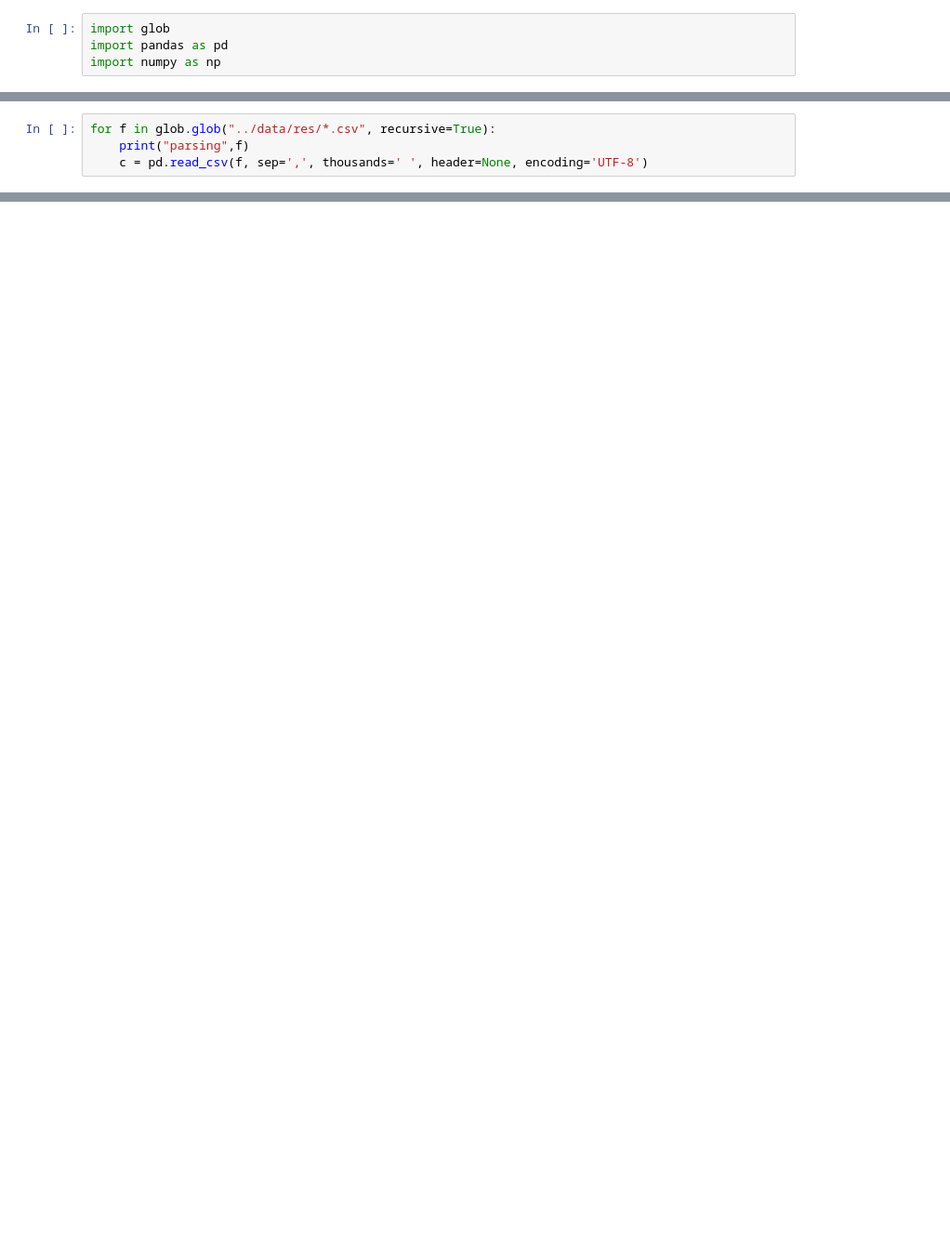
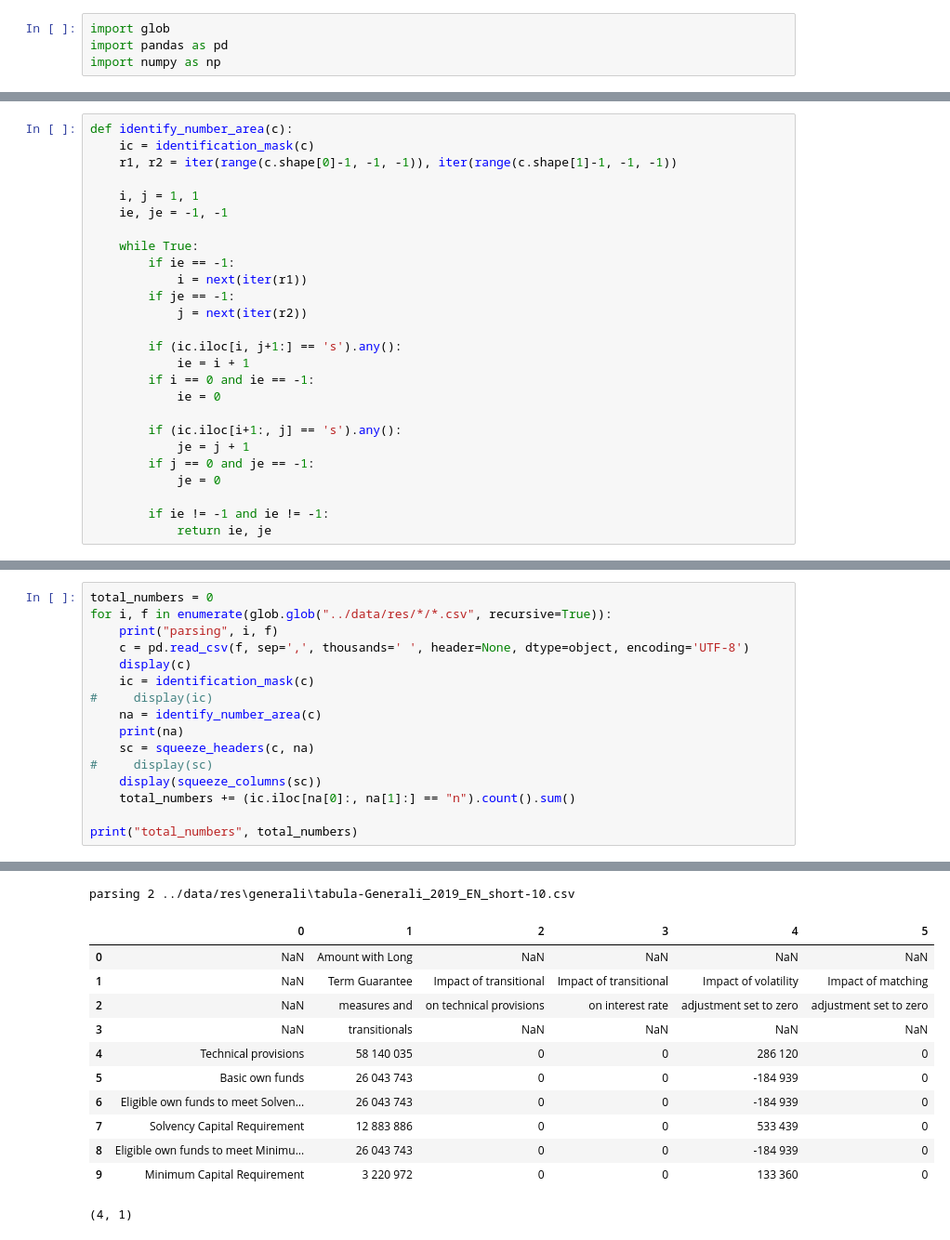
Before and after one commit to chopin57otu/beautify_table, a Jupyter notebook: sfcr_parsing/dev.ipynb, the cells around one changed output, grey strips where cells are left out. Shown at 93% size. Drawn from its saved outputs; the diff is of its cells as text; blank space fills up the shorter version.

Commit message:
add generali data

```diff
--- a/sfcr_parsing/dev.ipynb
+++ b/sfcr_parsing/dev.ipynb
@@ -4,0 +66,26 @@ import numpy as np
+# %%
+def identify_number_area(c):
+    ic = identification_mask(c)
+    r1, r2 = iter(range(c.shape[0]-1, -1, -1)), iter(range(c.shape[1]-1, -1, -1))
+
+    i, j = 1, 1
+    ie, je = -1, -1
+
+    while True:
+        if ie == -1:
+            i = next(iter(r1))
+        if je == -1:
+            j = next(iter(r2))
+
+        if (ic.iloc[i, j+1:] == 's').any():
+            ie = i + 1
+        if i == 0 and ie == -1:
+            ie = 0
+
+        if (ic.iloc[i+1:, j] == 's').any():
+            je = j + 1
+        if j == 0 and je == -1:
+            je = 0
+
+        if ie != -1 and ie != -1:
+            return ie, je
@@ -5,5 +137,17 @@ import numpy as np
 # %%
-for f in glob.glob("../data/res/*.csv", recursive=True):
-    print("parsing",f)
-    c = pd.read_csv(f, sep=',', thousands=' ', header=None, encoding='UTF-8')
+total_numbers = 0
+for i, f in enumerate(glob.glob("../data/res/*/*.csv", recursive=True)):
+    print("parsing", i, f)
+    c = pd.read_csv(f, sep=',', thousands=' ', header=None, dtype=object, encoding='UTF-8')
+    display(c)
+    ic = identification_mask(c)
+#     display(ic)
+    na = identify_number_area(c)
+    print(na)
+    sc = squeeze_headers(c, na)
+#     display(sc)
+    display(squeeze_columns(sc))
+    total_numbers += (ic.iloc[na[0]:, na[1]:] == "n").count().sum()
+
+print("total_numbers", total_numbers)
 # %% [output]
@@ -10,0 +228,13 @@ parsing ../data/res\tabula-koop-zprava-sfcr-2020.csv
+parsing 2 ../data/res\generali\tabula-Generali_2019_EN_short-10.csv
+|  | 0 | 1 | 2 | 3 | 4 | 5 |
+| 0 | NaN | Amount with Long | NaN | NaN | NaN | NaN |
+| 1 | NaN | Term Guarantee | Impact of transitional | Impact of transitional | Impact of volatility | Impact of matching |
+| 2 | NaN | measures and | on technical provisions | on interest rate | adjustment set to zero | adjustment set to zero |
+| 3 | NaN | transitionals | NaN | NaN | NaN | NaN |
+| 4 | Technical provisions | 58 140 035 | 0 | 0 | 286 120 | 0 |
+| 5 | Basic own funds | 26 043 743 | 0 | 0 | -184 939 | 0 |
+| 6 | Eligible own funds to meet Solven... | 26 043 743 | 0 | 0 | -184 939 | 0 |
+| 7 | Solvency Capital Requirement | 12 883 886 | 0 | 0 | 533 439 | 0 |
+| 8 | Eligible own funds to meet Minimu... | 26 043 743 | 0 | 0 | -184 939 | 0 |
+| 9 | Minimum Capital Requirement | 3 220 972 | 0 | 0 | 133 360 | 0 |
+(4, 1)
```
Also changed, not shown: parts of 8 cells of this notebook, 28 other files.
